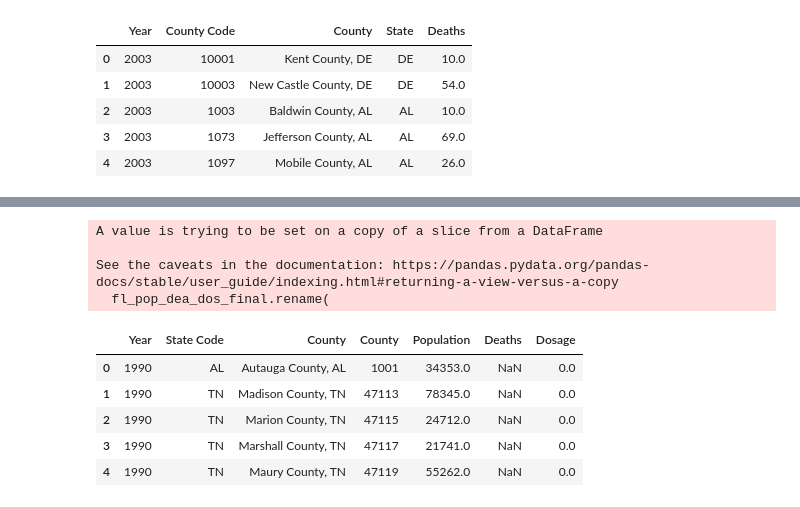
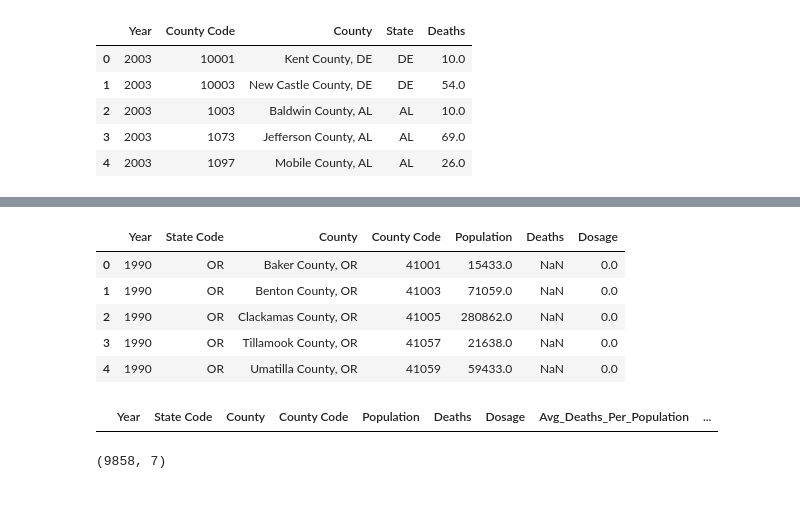
Before and after one commit to MIDS-at-Duke/opioid-2023-group-8-final-opioid, a Jupyter notebook: 10_Code/Data_Merging.ipynb, the cells around one changed output, grey strips where cells are left out. Saved outputs shown, nothing was run; the diff lists cells and outputs as text; code cells hidden in the pictures.

```diff
--- a/10_Code/Data_Merging.ipynb
+++ b/10_Code/Data_Merging.ipynb
@@ -55,0 +56,8 @@ dos_data.head()
+# %%
+# Creating list of Test and Control states
+# For Florida (FL) - Kentucky (KY), Tennessee (TN), Oregon (OR)
+fl_states = ["FL", "KY", "TN", "OR"]
+# For Washington (WA) - Ohio (OH), Minnesota (MN), Arkansas (AR)
+wa_states = ["WA", "OH", "MN", "AR"]
+# For Texas (TX) - Ohio (OH), Kentucky (KY), Maine (ME)
+tx_states = ["TX", "OH", "KY", "ME"]
@@ -130,15 +141,15 @@ fl_pop_dea_dos_merged = fl_pop_dea_merged.merge(
     fl_dos_data_test_and_control,
     how="left",
     left_on=["State_CD", "County Code", "Year"],
-    right_on=["state", "fips", "transaction_year"],
+    right_on=["state", "fips", "Year"],
 )
 
 # Checks
-fl_pop_dea_merged.shape
-# (12028, 11)
-fl_pop_dea_dos_merged.shape
-# (12028, 16)
-fl_dos_data_test_and_control["MME"].sum()
-# 264345521881.9433
-fl_pop_dea_dos_merged["MME"].sum()
-# 264345521881.94333
+# fl_pop_dea_merged.shape
+# (9858, 11)
+# fl_pop_dea_dos_merged.shape
+# (9858, 15)
+# fl_dos_data_test_and_control["MME"].sum()
+# 239764150784.0797
+# fl_pop_dea_dos_merged["MME"].sum()
+# 239764150784.0797
@@ -158,7 +167,7 @@ fl_pop_dea_dos = fl_pop_dea_dos_merged[
         "Deaths",
         "MME",
     ]
-]
+].copy()
 fl_pop_dea_dos.rename(
     columns={
         "County_x": "County",
@@ -172,7 +181,7 @@ fl_pop_dea_dos.rename(
 # Filter rows where Dosage > 0
 filtered_df = fl_pop_dea_dos[
     (fl_pop_dea_dos["Dosage"] > 0) & (fl_pop_dea_dos["Deaths"] > 0)
-]
+].copy()
 
 # Calculate average deaths per population for each state per year
 filtered_df["Avg_Deaths_Per_Population"] = filtered_df.groupby(["State Code", "Year"])[
@@ -182,9 +191,14 @@ filtered_df["Avg_Deaths_Per_Population"] = filtered_df.groupby(["State Code", "Y
 ].transform(
     "sum"
 )
+state_year_df = (
+    filtered_df.groupby(["State Code", "Year"])["Avg_Deaths_Per_Population"]
+    .max()
+    .reset_index()
+)
 # Merge the new column back to the original DataFrame
 fl_pop_dea_dos = fl_pop_dea_dos.merge(
-    filtered_df[["State Code", "Year", "County Code", "Avg_Deaths_Per_Population"]],
+    state_year_df[["State Code", "Year", "Avg_Deaths_Per_Population"]],
     on=["State Code", "Year"],
     how="left",
 )
@@ -225,26 +230,41 @@ Name: count, dtype: int64
 # %%
 fl_pop_dea_dos["Deaths"] = fl_pop_dea_dos["Deaths"].fillna(
     fl_pop_dea_dos["Deaths_Per_Population_Times_Population"]
 )
 fl_pop_dea_dos_final = fl_pop_dea_dos[
-    ["Year", "State Code", "County", "County Code_x", "Population", "Deaths", "Dosage"]
-]
+    ["Year", "State Code", "County", "County Code", "Population", "Deaths", "Dosage"]
+].copy()
 fl_pop_dea_dos_final.rename(
     columns={
         "County Code_x": "County",
     },
     inplace=True,
 )
-fl_pop_dea_dos_final.to_csv("../20_Intermediate_Files/Florida_Merged.csv", index=False)
 fl_pop_dea_dos_final.head()
 # %% [output]
-A value is trying to be set on a copy of a slice from a DataFrame
-
-See the caveats in the documentation: https://pandas.pydata.org/pandas-docs/stable/user_guide/indexing.html#returning-a-view-versus-a-copy
-  fl_pop_dea_dos_final.rename(
-|  | Year | State Code | County | County | Population | Deaths | Dosage |
-| 0 | 1990 | AL | Autauga County, AL | 1001 | 34353.0 | NaN | 0.0 |
-| 1 | 1990 | TN | Madison County, TN | 47113 | 78345.0 | NaN | 0.0 |
-| 2 | 1990 | TN | Marion County, TN | 47115 | 24712.0 | NaN | 0.0 |
-| 3 | 1990 | TN | Marshall County, TN | 47117 | 21741.0 | NaN | 0.0 |
-| 4 | 1990 | TN | Maury County, TN | 47119 | 55262.0 | NaN | 0.0 |
+|  | Year | State Code | County | County Code | Population | Deaths | Dosage |
+| 0 | 1990 | OR | Baker County, OR | 41001 | 15433.0 | NaN | 0.0 |
+| 1 | 1990 | OR | Benton County, OR | 41003 | 71059.0 | NaN | 0.0 |
+| 2 | 1990 | OR | Clackamas County, OR | 41005 | 280862.0 | NaN | 0.0 |
+| 3 | 1990 | OR | Tillamook County, OR | 41057 | 21638.0 | NaN | 0.0 |
+| 4 | 1990 | OR | Umatilla County, OR | 41059 | 59433.0 | NaN | 0.0 |
+# %%
+# Checking for duplicates in the final dataset
+duplicates = fl_pop_dea_dos.duplicated(
+    subset=["Year", "State Code", "County"], keep=False
+)
+fl_pop_dea_dos[duplicates]
+# 0 rows means no duplicates :)
+# %% [output]
+|  | Year | State Code | County | County Code | Population | Deaths | Dosage | Avg_Deaths_Per_Population | ... |
+# %%
+fl_pop_dea_dos_final.shape
+# (9858, 7)
+# fl_pop_dea_dos_final["Deaths"].sum()
+# 60847.0
+# fl_pop_dea_dos_final["Dosage"].sum()
+# 239764150784.07974
+# fl_pop_dea_dos_final["Population"].sum()
+# 968254762.0
+# %% [output]
+(9858, 7)
```
Also changed, not shown: parts of 41 cells of this notebook, 3 other files.
